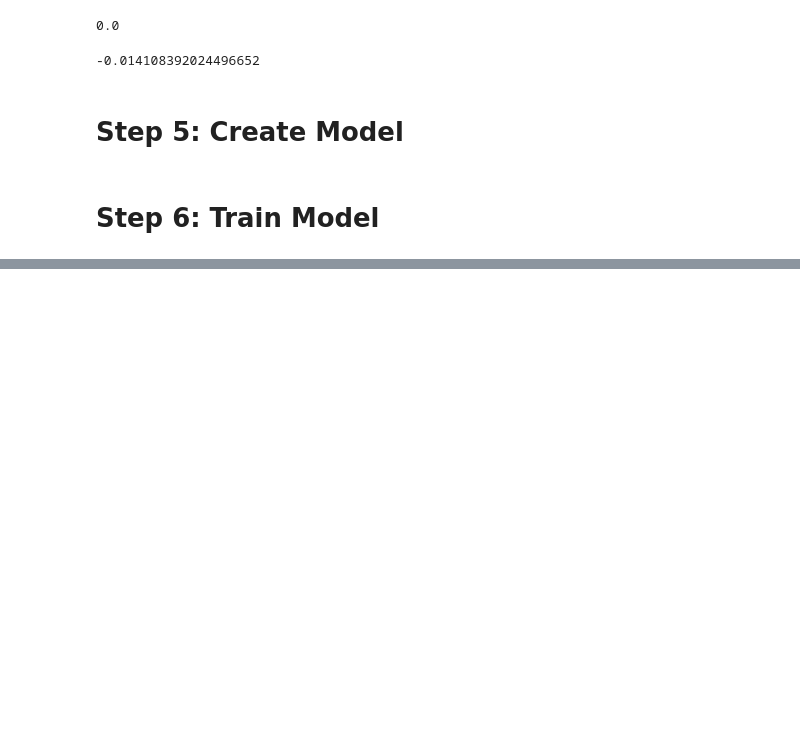
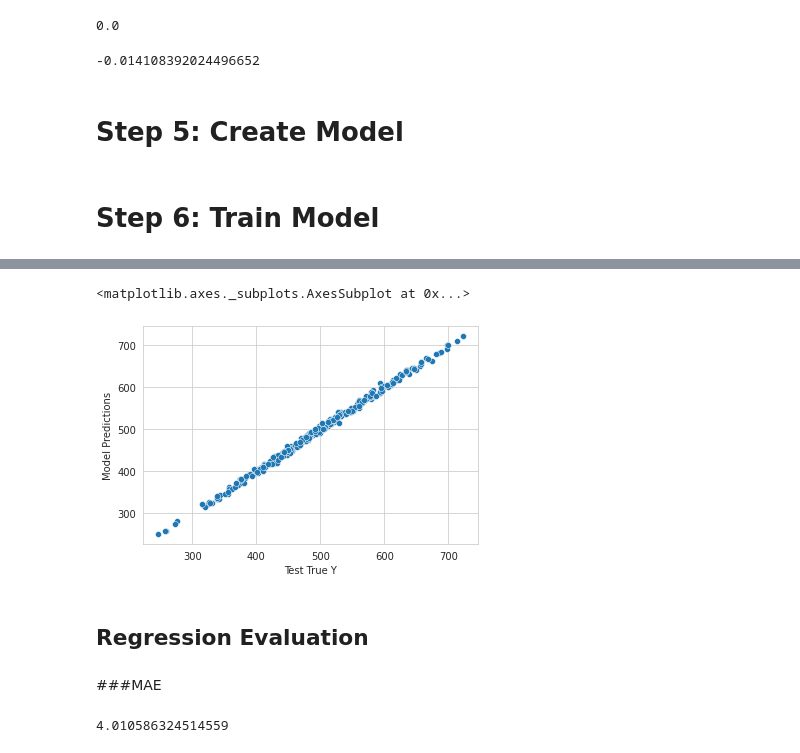
Before and after one commit to morphingdesign/tfExplore, a Jupyter notebook: TF_Process.ipynb, the cells around one changed output, grey strips where cells are left out. Drawn from its saved outputs; the diff is of its cells as text; code cells hidden in the pictures; blank space fills up the shorter version.

Commit message:
Evaluate model. Save & load model process.

```diff
--- a/TF_Process.ipynb
+++ b/TF_Process.ipynb
@@ -142,0 +157,5 @@ loss_df.plot()
+# %%
+test_predictions = model.predict(X_test)
+# Reshape and convert to Pandas series for use in dataframe
+test_predictions = pd.Series(test_predictions.reshape(300,))
+test_predictions
@@ -142,0 +175,5 @@ loss_df.plot()
+# %%
+pred_df = pd.DataFrame(y_test, columns=['Test True Y'])
+pred_df = pd.concat([pred_df, test_predictions], axis=1)
+pred_df.columns = ['Test True Y', 'Model Predictions']
+pred_df
@@ -142,0 +194,7 @@ loss_df.plot()
+# %%
+sns.scatterplot(x='Test True Y', y='Model Predictions', data=pred_df)
+# %% [output]
+<matplotlib.axes._subplots.AxesSubplot at 0x...>
+[figure, added]
+# %% [markdown]
+## Regression Evaluation
@@ -142,0 +203,6 @@ loss_df.plot()
+# %% [markdown]
+###MAE
+# %%
+mean_absolute_error(pred_df['Test True Y'], pred_df['Model Predictions'])
+# %% [output]
+4.010586324514559
```
Also changed, not shown: parts of 25 cells of this notebook.
